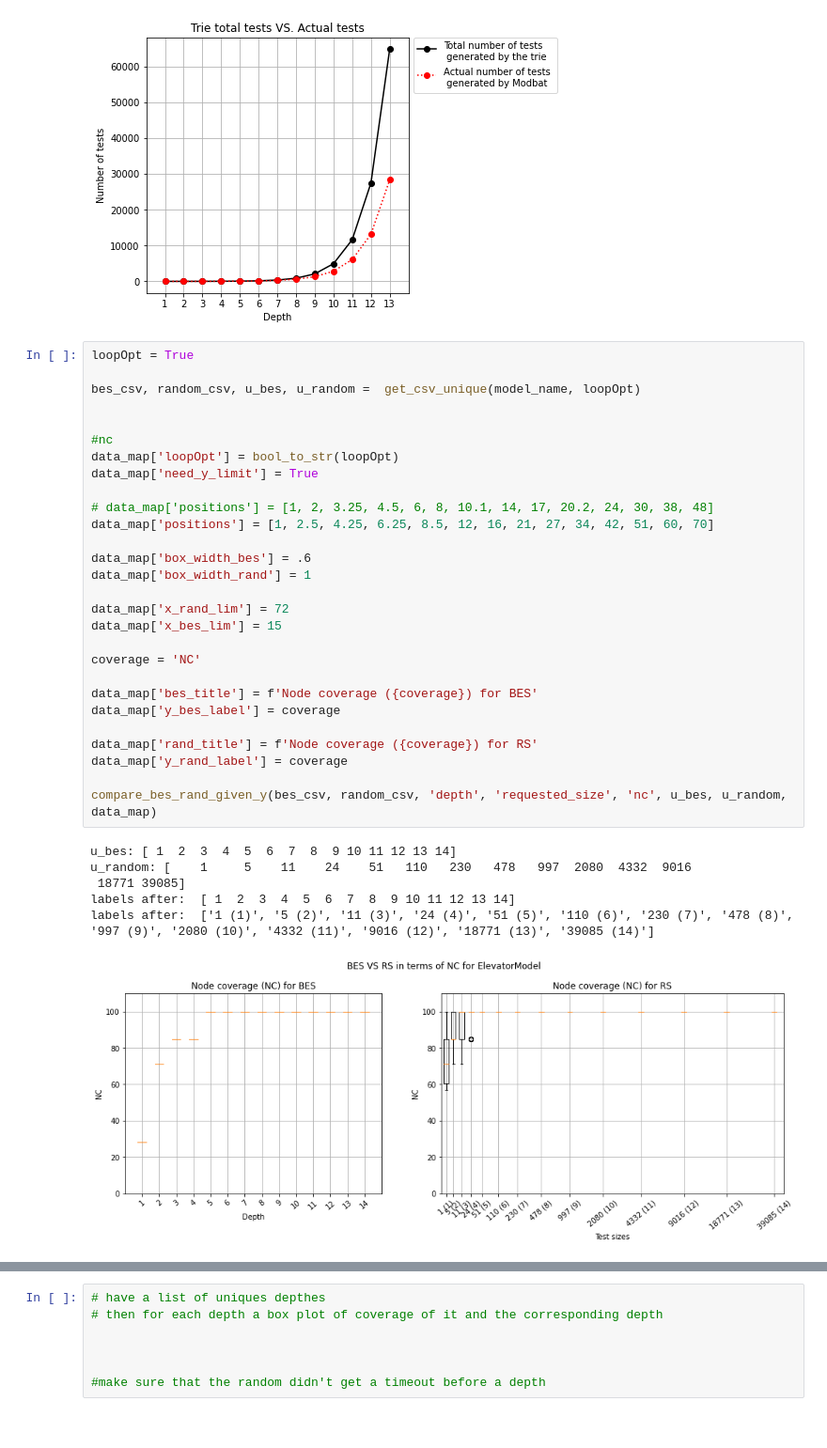
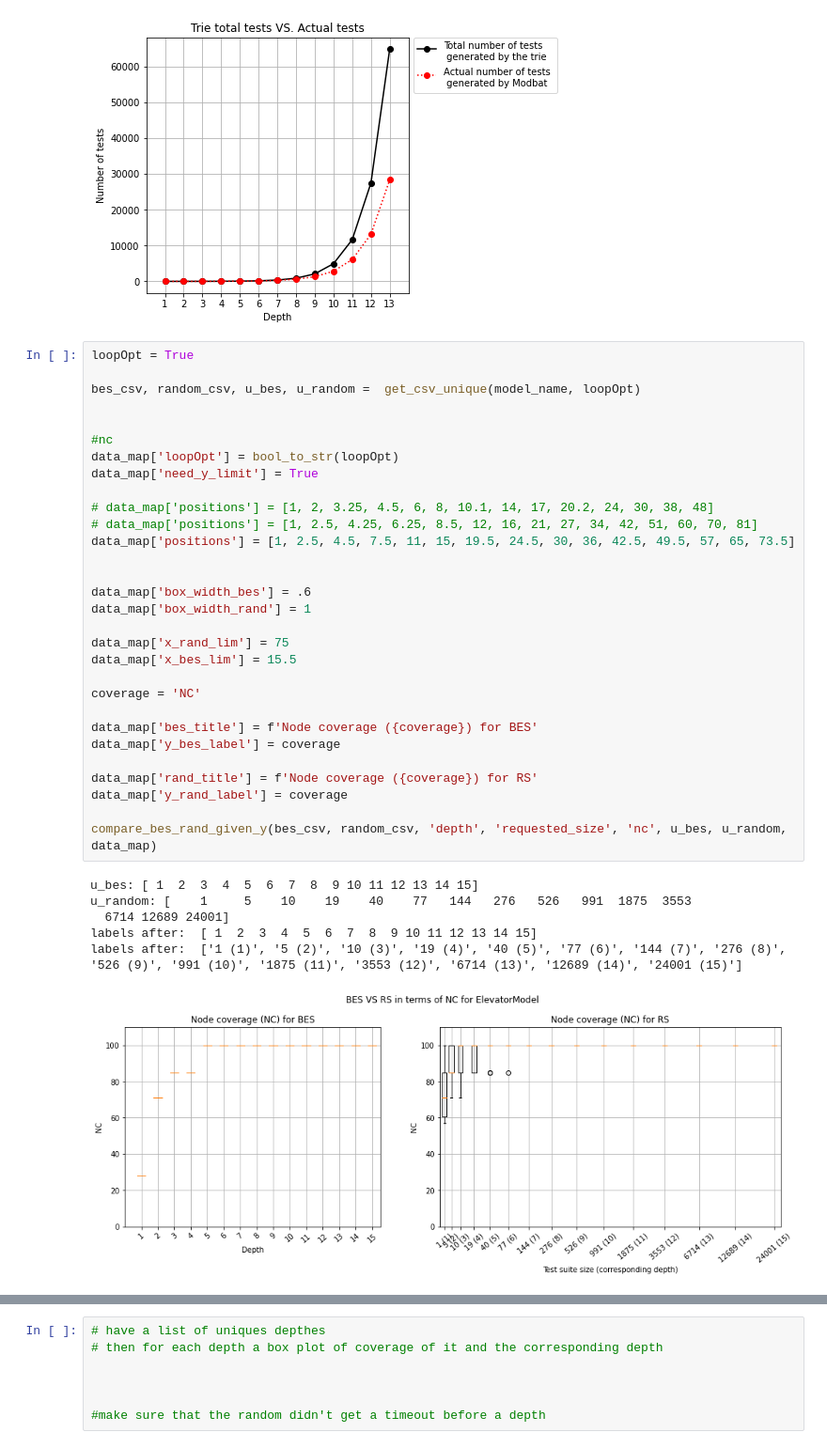
Before and after one commit to nour95/analysis, a Jupyter notebook: simple_cov/analysis/plot_Elevator_csv.ipynb, the cells around one changed output, grey strips where cells are left out. Shown: that part at 94% size. Cells and saved outputs as stored; diff of their text form.

```diff
--- a/simple_cov/analysis/plot_Elevator_csv.ipynb
+++ b/simple_cov/analysis/plot_Elevator_csv.ipynb
@@ -202,38 +209,40 @@ actual after : [1, 5, 11, 25, 57, 127, 281, 609, 1315, 2837, 6117, 13179, 28389]
 # %%
 loopOpt = True
 
 bes_csv, random_csv, u_bes, u_random =  get_csv_unique(model_name, loopOpt)
 
 
 #nc
 data_map['loopOpt'] = bool_to_str(loopOpt)
 data_map['need_y_limit'] = True
 
 # data_map['positions'] = [1, 2, 3.25, 4.5, 6, 8, 10.1, 14, 17, 20.2, 24, 30, 38, 48]
-data_map['positions'] = [1, 2.5, 4.25, 6.25, 8.5, 12, 16, 21, 27, 34, 42, 51, 60, 70]
+# data_map['positions'] = [1, 2.5, 4.25, 6.25, 8.5, 12, 16, 21, 27, 34, 42, 51, 60, 70, 81]
+data_map['positions'] = [1, 2.5, 4.5, 7.5, 11, 15, 19.5, 24.5, 30, 36, 42.5, 49.5, 57, 65, 73.5]
+
 
 data_map['box_width_bes'] = .6
 data_map['box_width_rand'] = 1
 
-data_map['x_rand_lim'] = 72
-data_map['x_bes_lim'] = 15
+data_map['x_rand_lim'] = 75
+data_map['x_bes_lim'] = 15.5
 
 coverage = 'NC'
 
 data_map['bes_title'] = f'Node coverage ({coverage}) for BES'
 data_map['y_bes_label'] = coverage
 
 data_map['rand_title'] = f'Node coverage ({coverage}) for RS'
 data_map['y_rand_label'] = coverage
 
 compare_bes_rand_given_y(bes_csv, random_csv, 'depth', 'requested_size', 'nc', u_bes, u_random, data_map)
 # %% [output]
-u_bes: [ 1  2  3  4  5  6  7  8  9 10 11 12 13 14]
-u_random: [    1     5    11    24    51   110   230   478   997  2080  4332  9016
- 18771 39085]
-labels after:  [ 1  2  3  4  5  6  7  8  9 10 11 12 13 14]
-labels after:  ['1 (1)', '5 (2)', '11 (3)', '24 (4)', '51 (5)', '110 (6)', '230 (7)', '478 (8)', '997 (9)', '2080 (10)', '4332 (11)', '9016 (12)', '18771 (13)', '39085 (14)']
+u_bes: [ 1  2  3  4  5  6  7  8  9 10 11 12 13 14 15]
+u_random: [    1     5    10    19    40    77   144   276   526   991  1875  3553
+  6714 12689 24001]
+labels after:  [ 1  2  3  4  5  6  7  8  9 10 11 12 13 14 15]
+labels after:  ['1 (1)', '5 (2)', '10 (3)', '19 (4)', '40 (5)', '77 (6)', '144 (7)', '276 (8)', '526 (9)', '991 (10)', '1875 (11)', '3553 (12)', '6714 (13)', '12689 (14)', '24001 (15)']
-[figure, old version]
+[figure, new version]
 # %%
 # ec
 coverage = 'EC'
```
Also changed, not shown: parts of 13 cells of this notebook, 53 other files.
